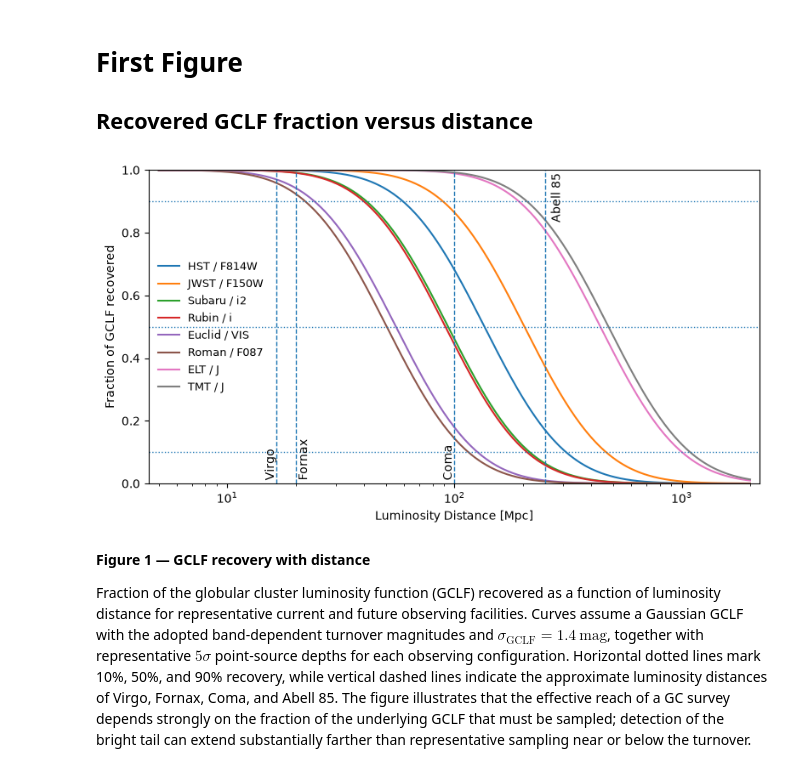
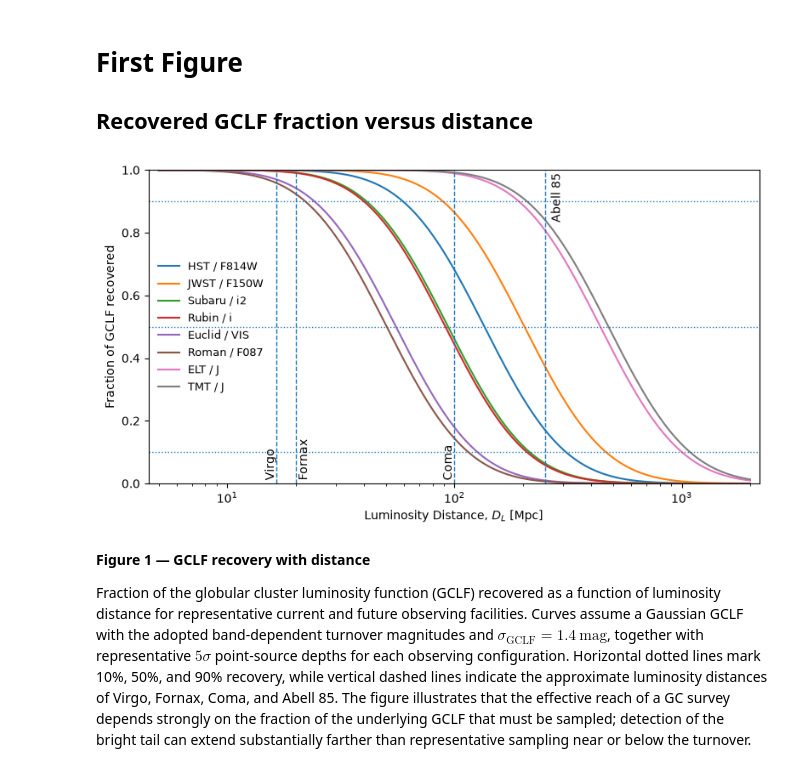
Before and after one commit to Pommers/gc-survey-telescopes, a Jupyter notebook: notebooks/02_gclf_reach.ipynb, the cells around one changed output. Cells and saved outputs as stored; diff of their text form; code cells hidden in the pictures.

```diff
--- a/notebooks/02_gclf_reach.ipynb
+++ b/notebooks/02_gclf_reach.ipynb
@@ -651,35 +651,35 @@ ax.set_xscale("log")
 ax.set_xlim(4.5, 2200)
 ax.set_ylim(0, 1)
 
-ax.set_xlabel("Luminosity Distance [Mpc]")
+ax.set_xlabel(r"Luminosity Distance, $D_L$ [Mpc]")
 ax.set_ylabel("Fraction of GCLF recovered")
 
 ax.axhline(0.1, ls=":", lw=1)
 ax.axhline(0.5, ls=":", lw=1)
 ax.axhline(0.9, ls=":", lw=1)
 
 # Useful distance anchors
 ax.axvline(16.5, ls="--", lw=1)
 ax.axvline(20.0, ls="--", lw=1)
 ax.axvline(100.0, ls="--", lw=1)
 ax.axvline(250.0, ls="--", lw=1)
 
 ax.text(16.5, 0.01, "Virgo", rotation=90,
         va="bottom", ha="right")
 ax.text(20.5, 0.01, "Fornax", rotation=90,
         va="bottom", ha="left")
 ax.text(100.0, 0.01, "Coma", rotation=90,
         va="bottom", ha="right")
 ax.text(265, 0.99, "Abell 85", rotation=90,
         va="top", ha="left")
 
 ax.legend(frameon=False, fontsize=9, loc='center left')
 
 plt.tight_layout()
 plt.savefig(FIGURE_DIR / "recovered_gclf.png", bbox_inches='tight', format='png', dpi=200)
 plt.show()
 # %% [output]
-[figure, old version]
+[figure, new version]
 # %% [markdown]
 **Figure 1 — GCLF recovery with distance**
 
```
Also changed, not shown: parts of 10 cells of this notebook, 3 other files.
